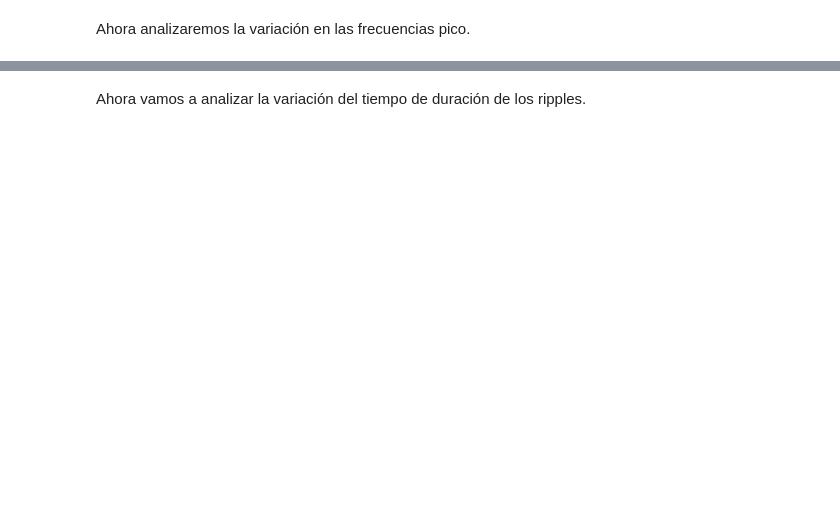
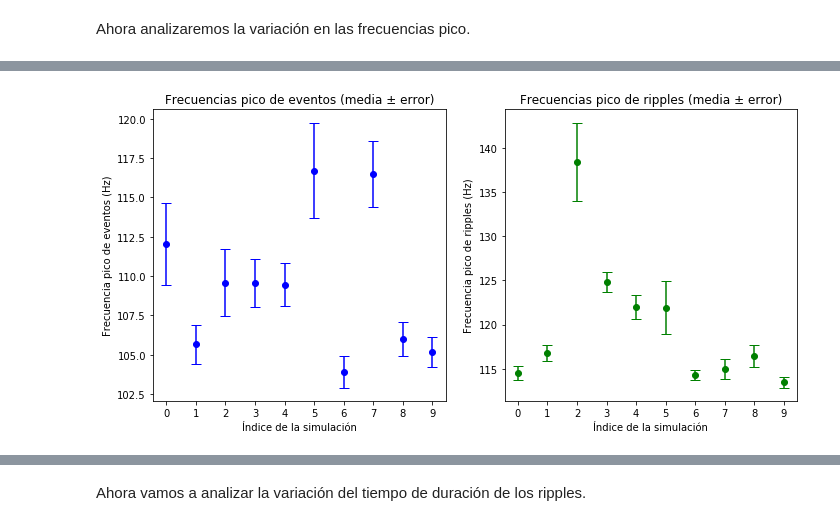
Before and after one commit to juanluserra/TFM-BigData, a Jupyter notebook: simulation-eeg/varianza_simulaciones.ipynb, the cells around one changed output, grey strips where cells are left out. Drawn from its saved outputs; the diff is of its cells as text; code cells hidden in the pictures; blank space fills up the shorter version.

```diff
--- a/simulation-eeg/varianza_simulaciones.ipynb
+++ b/simulation-eeg/varianza_simulaciones.ipynb
@@ -236,0 +349,83 @@ plt.show()
+# %%
+fig3, axs3 = plt.subplots(1, 2, figsize=(10, 5))
+
+# --- Frecuencias pico de eventos (errorbar) ---
+axs3[0].errorbar(
+    np.arange(len(events_pf["mean"])),
+    events_pf["mean"],
+    yerr=events_pf["std"],
+    fmt='o',
+    capsize=5,
+    color="blue",
+    zorder=3
+)
+axs3[0].set_ylabel("Frecuencia pico de eventos (Hz)")
+axs3[0].set_xlabel("Índice de la simulación")
+axs3[0].set_xticks(np.arange(len(events_pf["mean"])))
+axs3[0].set_title("Frecuencias pico de eventos (media ± error)")
+
+# --- Frecuencias pico de ripples (errorbar) ---
+axs3[1].errorbar(
+    np.arange(len(ripple_pf["mean"])),
+    ripple_pf["mean"],
+    yerr=ripple_pf["std"],
+    fmt='o',
+    capsize=5,
+    color="green",
+    zorder=3
+)
+axs3[1].set_ylabel("Frecuencia pico de ripples (Hz)")
+axs3[1].set_xlabel("Índice de la simulación")
+axs3[1].set_xticks(np.arange(len(ripple_pf["mean"])))
+axs3[1].set_title("Frecuencias pico de ripples (media ± error)")
+
+fig3.tight_layout()
+plt.show()
+
+
+# ---------------------------------------------------
+# 3) GRAFICAR BOXPLOTS USANDO LOS VECTORES CRUDOS
+# ---------------------------------------------------
+
+fig_box2, axs_box2 = plt.subplots(1, 2, figsize=(10, 5))
+
+# --- Boxplot para Frecuencias pico de eventos ---
+axs_box2[0].boxplot(
+    events_values_per_sim,
+    patch_artist=True,
+    boxprops=dict(facecolor="lightblue", alpha=0.6),
+    medianprops=dict(color="black"),
+    showfliers=True,
+    flierprops=dict(marker='o', color='black', alpha=0.5, markersize=4),
+    showmeans=True
+)
+axs_box2[0].set_title("Boxplot: Frecuencias pico de eventos")
+axs_box2[0].set_xlabel("Simulación")
+axs_box2[0].set_ylabel("Frecuencia (Hz)")
+# Ajustamos las etiquetas del eje X de 0 a N-1
+N_sim_events = len(events_values_per_sim)
+axs_box2[0].set_xticks(np.arange(1, N_sim_events + 1))
+axs_box2[0].set_xticklabels(np.arange(N_sim_events))
+
+# --- Boxplot para Frecuencias pico de ripples ---
+axs_box2[1].boxplot(
+    ripple_values_per_sim,
+    patch_artist=True,
+    boxprops=dict(facecolor="lightgreen", alpha=0.6),
+    medianprops=dict(color="black"),
+    showfliers=True,
+    flierprops=dict(marker='o', color='black', alpha=0.5, markersize=4),
+    showmeans=True
+)
+axs_box2[1].set_title("Boxplot: Frecuencias pico de ripples")
+axs_box2[1].set_xlabel("Simulación")
+axs_box2[1].set_ylabel("Frecuencia (Hz)")
+# Igual para las etiquetas del eje X
+N_sim_ripples = len(ripple_values_per_sim)
+axs_box2[1].set_xticks(np.arange(1, N_sim_ripples + 1))
+axs_box2[1].set_xticklabels(np.arange(N_sim_ripples))
+
+fig_box2.tight_layout()
+plt.show()
+# %% [output]
+[figure, added]
```
Also changed, not shown: parts of 10 cells of this notebook.
